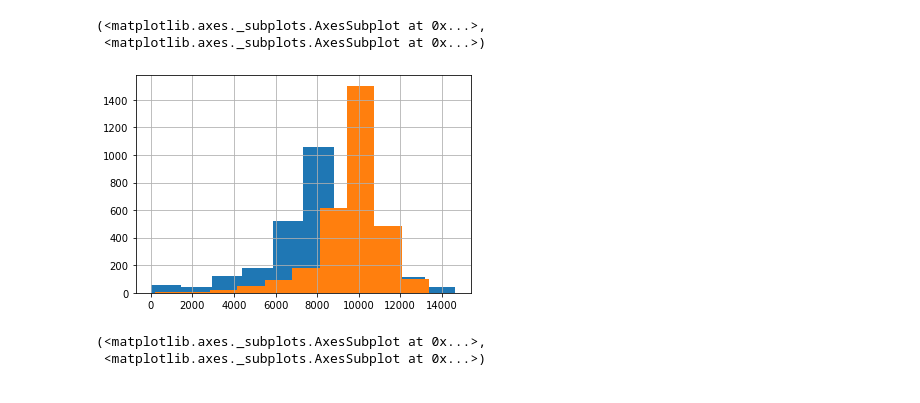
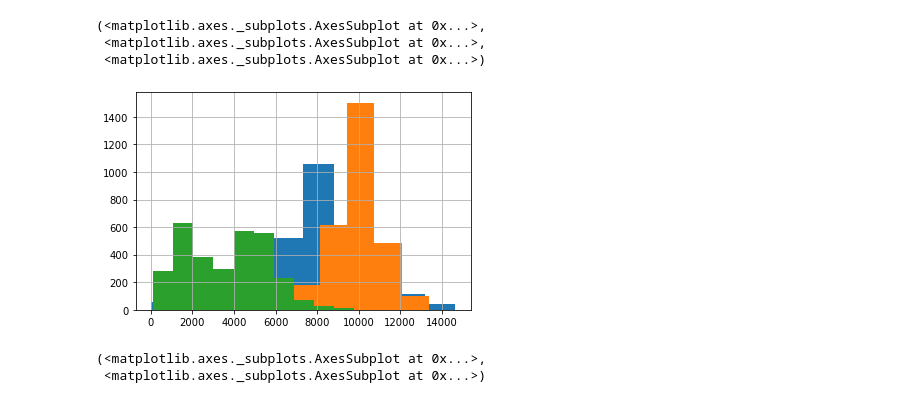
Before and after one commit to RodrigoAgronomia/APSIMDL, a Jupyter notebook: Python/PCSE_Compare.ipynb, the cells around one changed output. Drawn from its saved outputs; the diff is of its cells as text; code cells hidden in the pictures.

```diff
--- a/Python/PCSE_Compare.ipynb
+++ b/Python/PCSE_Compare.ipynb
@@ -4,5 +6,9 @@ import pandas as pd
 import seaborn as sbn
 from tqdm.notebook import  tqdm, trange
+# %%
+pts = gpd.read_file('../../CIAT/data/BEM_2019_Chiapas_Final_Clean.gpkg')
+pts['SIM'] = ['CH{0:05d}'.format(i + 1) for i in range(len(pts))]
+pts = pts.set_index('SIM')
 # %%
 yield_dm = []
 dm_file = '../data/PSCE_dm.h5'
@@ -29,12 +35,15 @@ yield_np = pd.concat(yield_np)
 yield_np = yield_np.reset_index().set_index('SIM')
 # %%
 yield_df = pd.merge(yield_np, yield_dm, on = 'SIM', how = 'inner', suffixes=('_np', '_dm'))
+# %%
+yield_df['Yield'] = 1e3 * pts.rendimiento_final
 # %%
-yield_df.TWSO_dm.hist(), yield_df.TWSO_np.hist()
+yield_df.TWSO_dm.hist(), yield_df.TWSO_np.hist(), yield_df.Yield.hist()
 # %% [output]
 (<matplotlib.axes._subplots.AxesSubplot at 0x...>,
+ <matplotlib.axes._subplots.AxesSubplot at 0x...>,
  <matplotlib.axes._subplots.AxesSubplot at 0x...>)
-[figure, old version]
+[figure, new version]
 # %%
 yield_df.day_np.hist(), yield_df.day_dm.hist()
 # %% [output]
```
Also changed, not shown: parts of 3 cells of this notebook, 20 other files.
